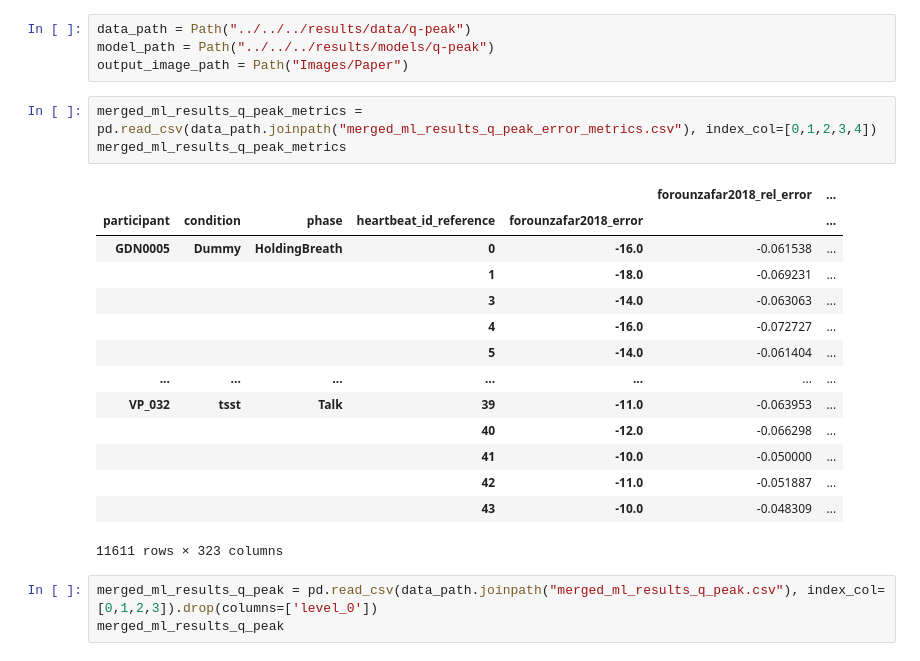
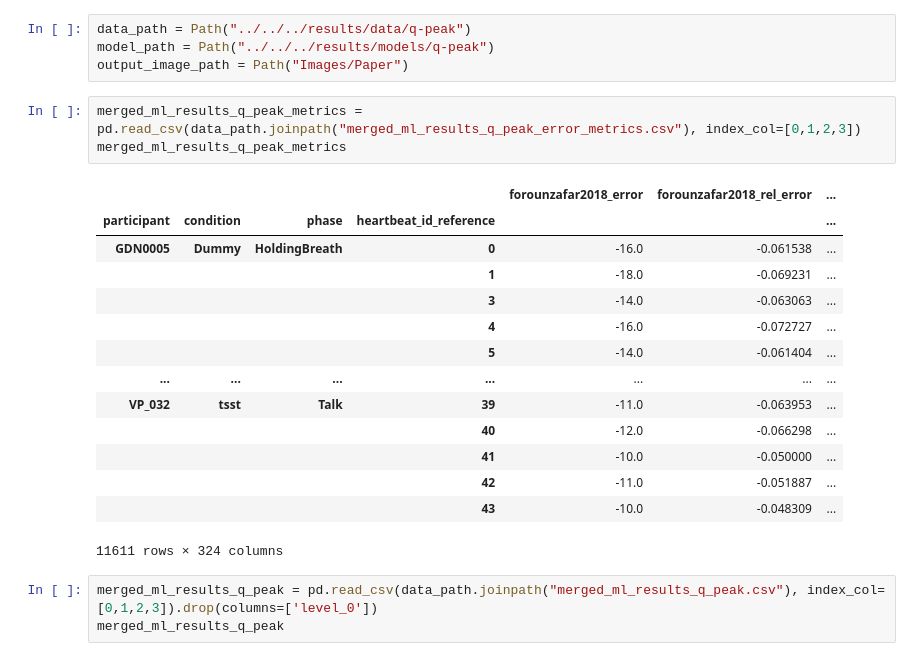
Before and after one commit to empkins/pepbench, a Jupyter notebook: experiments/pep_algorithm_benchmarking/notebooks/ML_analysis/Plotting/Plotting_Q_peak.ipynb, the cells around one changed output. Saved outputs shown, nothing was run; the diff lists cells and outputs as text.

```diff
--- a/experiments/pep_algorithm_benchmarking/notebooks/ML_analysis/Plotting/Plotting_Q_peak.ipynb
+++ b/experiments/pep_algorithm_benchmarking/notebooks/ML_analysis/Plotting/Plotting_Q_peak.ipynb
@@ -39,11 +39,11 @@ data_path = Path("../../../results/data/q-peak")
 model_path = Path("../../../results/models/q-peak")
 output_image_path = Path("Images/Paper")
 # %%
-merged_ml_results_q_peak_metrics = pd.read_csv(data_path.joinpath("merged_ml_results_q_peak_error_metrics.csv"), index_col=[0,1,2,3,4])
+merged_ml_results_q_peak_metrics = pd.read_csv(data_path.joinpath("merged_ml_results_q_peak_error_metrics.csv"), index_col=[0,1,2,3])
 merged_ml_results_q_peak_metrics
 # %% [output]
-|  |  |  |  |  | forounzafar2018_rel_error | ... |
-| participant | condition | phase | heartbeat_id_reference | forounzafar2018_error |  | ... |
+|  |  |  |  | forounzafar2018_error | forounzafar2018_rel_error | ... |
+| participant | condition | phase | heartbeat_id_reference |  |  | ... |
 | GDN0005 | Dummy | HoldingBreath | 0 | -16.0 | -0.061538 | ... |
 |  |  |  | 1 | -18.0 | -0.069231 | ... |
 |  |  |  | 3 | -14.0 | -0.063063 | ... |
@@ -55,7 +55,7 @@ merged_ml_results_q_peak_metrics
 |  |  |  | 41 | -10.0 | -0.050000 | ... |
 |  |  |  | 42 | -11.0 | -0.051887 | ... |
 |  |  |  | 43 | -10.0 | -0.048309 | ... |
-11611 rows × 323 columns
+11611 rows × 324 columns
 # %%
 merged_ml_results_q_peak = pd.read_csv(data_path.joinpath("merged_ml_results_q_peak.csv"), index_col=[0,1,2,3]).drop(columns=['level_0'])
 merged_ml_results_q_peak
```
Also changed, not shown: parts of 17 cells of this notebook, 1 other file.
